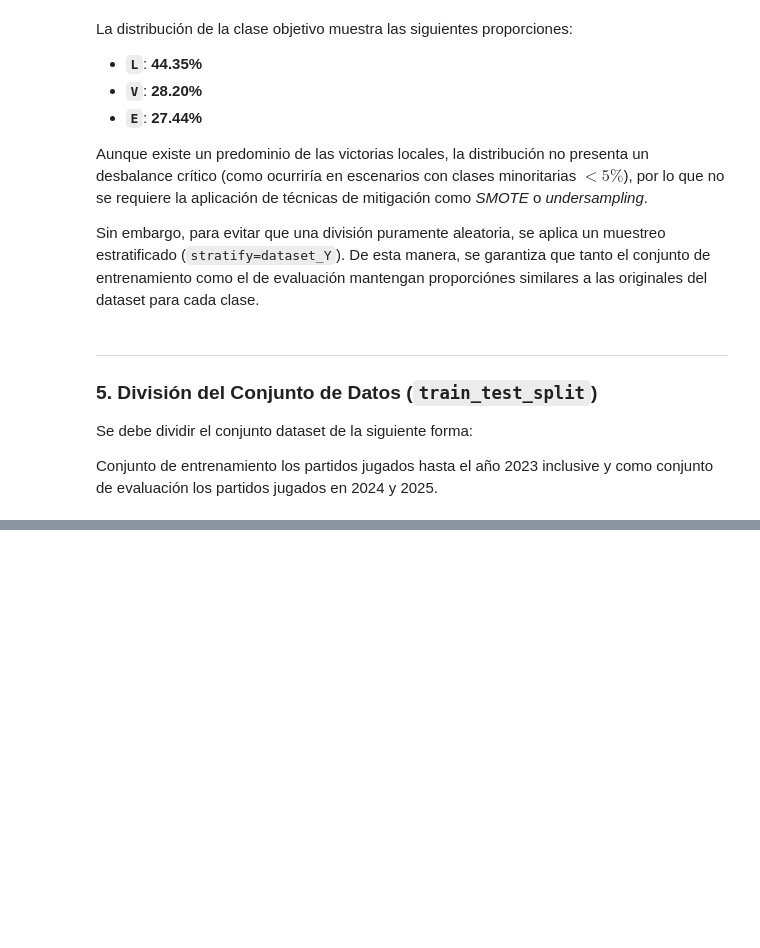
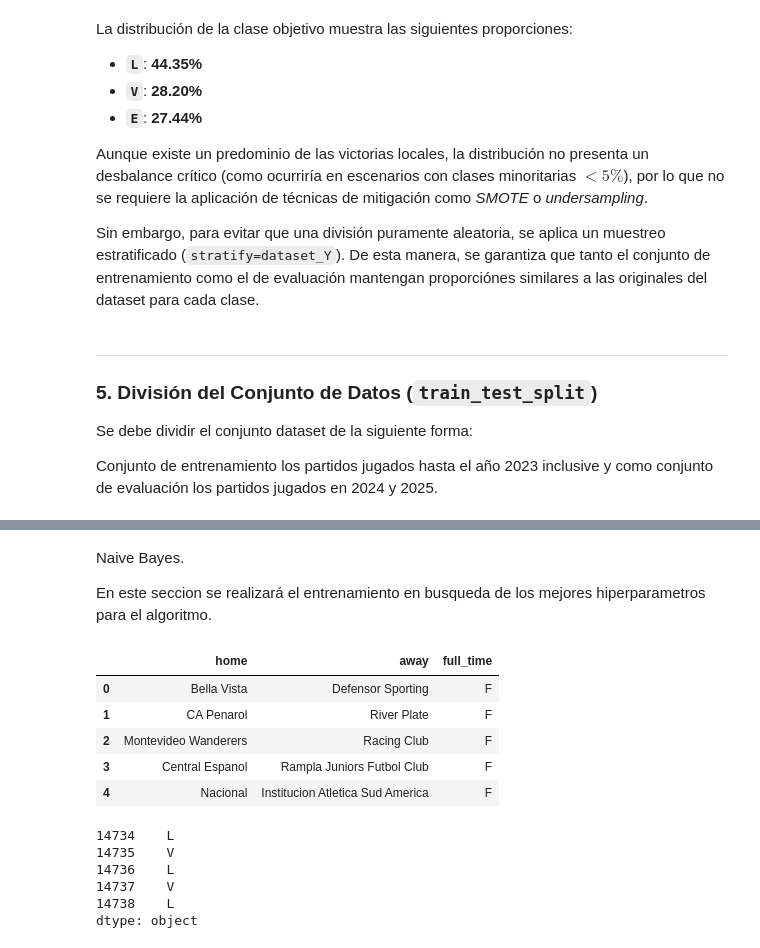
Before and after one commit to lugonca20/aprendaut_labs, a Jupyter notebook: tarea1/prueba_pipeline.ipynb, the cells around one changed output, grey strips where cells are left out. Cells and saved outputs as stored; diff of their text form; code cells hidden in the pictures; blank space fills up the shorter version.

```diff
--- a/tarea1/prueba_pipeline.ipynb
+++ b/tarea1/prueba_pipeline.ipynb
@@ -273,3 +267,7 @@ pipeline = Pipeline([
         random_state=62
     ))
 ])
+# %% [markdown]
+Naive Bayes.
+
+En este seccion se realizará el entrenamiento en busqueda de los mejores hiperparametros para el algoritmo.
@@ -275,0 +333,30 @@ pipeline = Pipeline([
+# %%
+# Solo se usan atributos categóricos (día, mes y año no aportan señal para el resultado)
+atributos_naive_bayes = categorical_features
+
+X_train_nb = X_train[atributos_naive_bayes].fillna('desconocido')
+X_test_nb = X_test[atributos_naive_bayes].fillna('desconocido')
+
+
+
+X_train_nb.head()
+# %% [output]
+|  | home | away | full_time |
+| 0 | Bella Vista | Defensor Sporting | F |
+| 1 | CA Penarol | River Plate | F |
+| 2 | Montevideo Wanderers | Racing Club | F |
+| 3 | Central Espanol | Rampla Juniors Futbol Club | F |
+| 4 | Nacional | Institucion Atletica Sud America | F |
+# %%
+naive_bayes = NaiveBayes(m=1.0)
+naive_bayes.fit(X_train_nb, Y_train)
+
+predicciones_nb = naive_bayes.predict(X_test_nb)
+predicciones_nb.head()
+# %% [output]
+14734    L
+14735    V
+14736    L
+14737    V
+14738    L
+dtype: object
```
Also changed, not shown: parts of 16 cells of this notebook, 1 other file.
